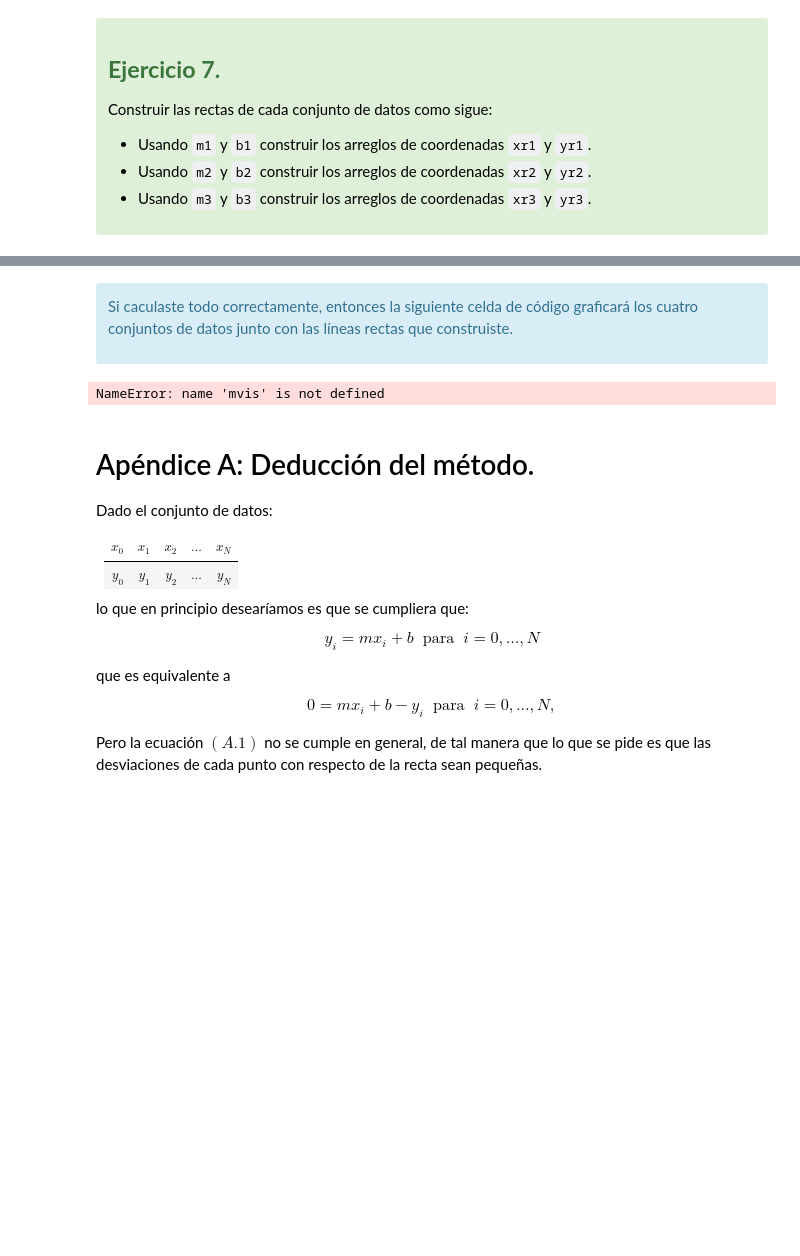
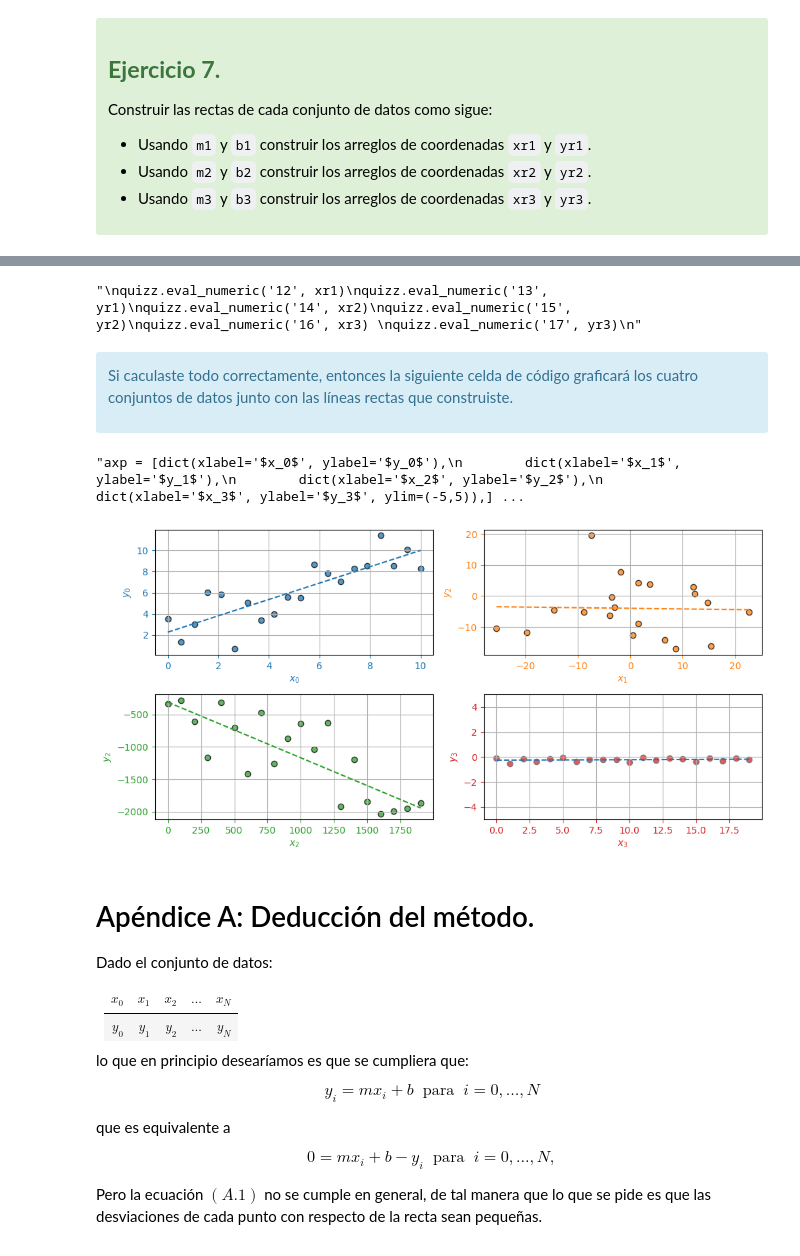
Before and after one commit to IrvinGranillo5/linear-regression, a Jupyter notebook: Minimos_cuadrados_Respuestas.ipynb, the cells around one changed output, grey strips where cells are left out. Drawn from its saved outputs; the diff is of its cells as text; code cells hidden in the pictures; blank space fills up the shorter version.

Commit message:
Explicacion de ejercicios extendida y funcion para graficacion publica

```diff
--- a/Minimos_cuadrados_Respuestas.ipynb
+++ b/Minimos_cuadrados_Respuestas.ipynb
@@ -363,14 +366,4 @@ vis.show()
 # %%
-
-def graficas_dispersion(ejes, x, y, color, refx, refy, ec='k', alpha=0.75, ylim=None):
-    ejes.scatter(x, y, fc=color, ec=ec, alpha=alpha)
-    ejes.set_xlabel(refx, color=color)
-    ejes.set_ylabel(refy, color=color)
-    ejes.tick_params(axis='x', colors=color)  # ← Colorea números y ticks del eje X
-    ejes.tick_params(axis='y', colors=color)
-    ejes.grid()
-    if ylim:
-        ejes.set_ylim(ylim)
 
 # Crear figura y subplots
 fig, axs = plt.subplots(2, 2, figsize=(10, 5))
@@ -521,10 +537,14 @@ print(xr3, yr3, sep = '\n', end='\n\n')
 # %%
+"""
 quizz.eval_numeric('12', xr1)
 quizz.eval_numeric('13', yr1)
 quizz.eval_numeric('14', xr2)
 quizz.eval_numeric('15', yr2)
 quizz.eval_numeric('16', xr3)
 quizz.eval_numeric('17', yr3)
+"""
+# %% [output]
+"\nquizz.eval_numeric('12', xr1)\nquizz.eval_numeric('13', yr1)\nquizz.eval_numeric('14', xr2)\nquizz.eval_numeric('15', yr2)\nquizz.eval_numeric('16', xr3) \nquizz.eval_numeric('17', yr3)\n"
 # %% [markdown]
 <div class="alert alert-info">
 
@@ -532,7 +552,7 @@ Si caculaste todo correctamente, entonces la siguiente celda de código graficar
 
 </div>
 # %%
-axp = [dict(xlabel='$x_0$', ylabel='$y_0$'),
+"""axp = [dict(xlabel='$x_0$', ylabel='$y_0$'),
         dict(xlabel='$x_1$', ylabel='$y_1$'),
         dict(xlabel='$x_2$', ylabel='$y_2$'),
         dict(xlabel='$x_3$', ylabel='$y_3$', ylim=(-5,5)),]
@@ -553,9 +573,30 @@ vis.scatter(4, x3, y3, fc='C3', ec='dimgrey', alpha=0.75)
 
 vis.tight_layout()
 vis.grid()
-vis.show()
+vis.show()"""
 # %% [output]
-NameError: name 'mvis' is not defined
+"axp = [dict(xlabel='$x_0$', ylabel='$y_0$'),\n        dict(xlabel='$x_1$', ylabel='$y_1$'),\n        dict(xlabel='$x_2$', ylabel='$y_2$'),\n        dict(xlabel='$x_3$', ylabel='$y_3$', ylim=(-5,5)),] ...
+# %%
+
+# Crear figura y subplots
+fig, axs = plt.subplots(2, 2, figsize=(10, 5))
+
+graficas_dispersion(axs[0, 0], x0, y0, 'C0', '$x_0$', '$y_0$')
+axs[0,0].plot(xr0,yr0,color="C0",linestyle='--')
+
+graficas_dispersion(axs[0, 1], x1, y1, 'C1', '$x_1$', '$y_2$')
+axs[0,1].plot(xr1,yr1,color="C1",linestyle='--')
+
+graficas_dispersion(axs[1, 0], x2, y2, 'C2', '$x_2$', '$y_2$')
+axs[1,0].plot(xr2,yr2,color="C2",linestyle='--')
+
+graficas_dispersion(axs[1, 1], x3, y3, 'C3', '$x_3$', '$y_3$', ec='dimgrey', ylim=(-5, 5))
+axs[1,1].plot(xr3,yr3,color="C0",linestyle='--')
+
+plt.tight_layout()
+plt.show()
+# %% [output]
+[figure, added]
 # %% [markdown]
 # Apéndice A: Deducción del método.
 
```
Also changed, not shown: parts of 9 cells of this notebook.
